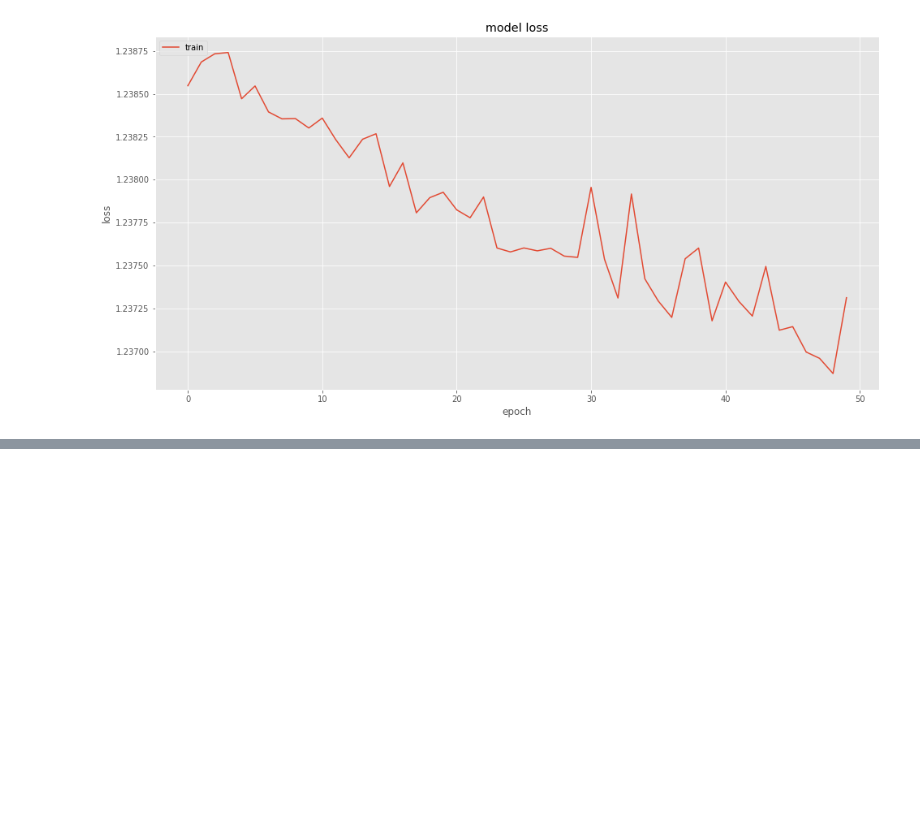
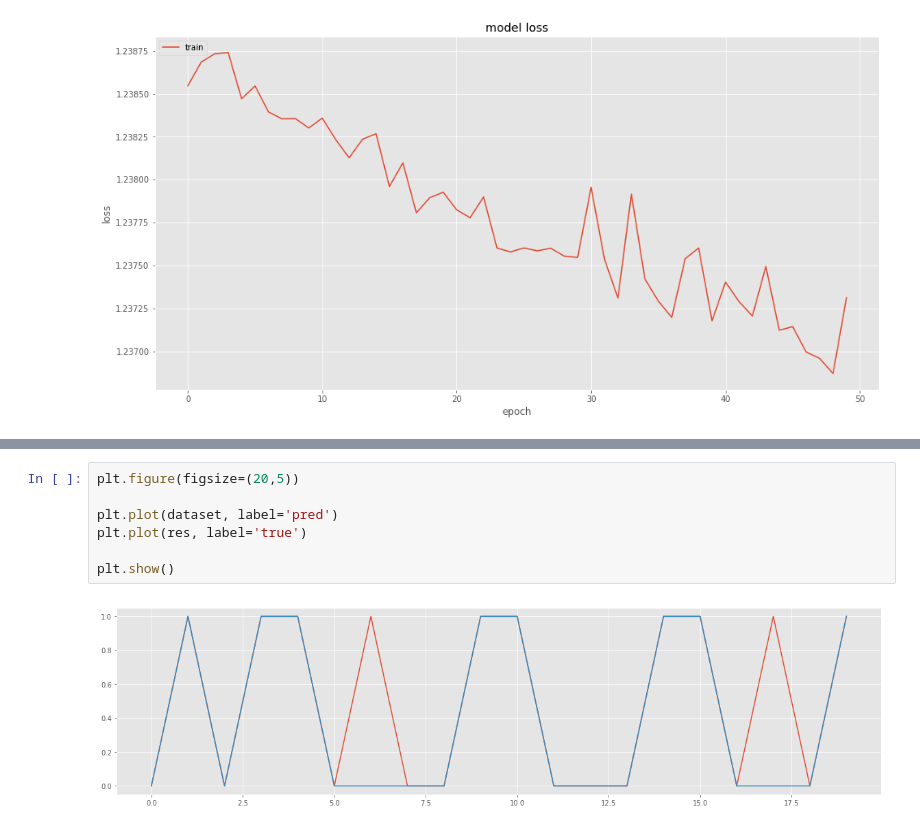
Before and after one commit to AdityaThaokar/Predective-Policing-, a Jupyter notebook: crime_ann.ipynb, the cells around one changed output, grey strips where cells are left out. Cells and saved outputs as stored; diff of their text form; blank space fills up the shorter version.

```diff
--- a/crime_ann.ipynb
+++ b/crime_ann.ipynb
@@ -475,0 +474,9 @@ Text(0.5, 1.0, 'Actual')
+# %%
+plt.figure(figsize=(20,5))
+
+plt.plot(dataset, label='pred')
+plt.plot(res, label='true')
+
+plt.show()
+# %% [output]
+[figure, added]
```
Also changed, not shown: parts of 3 cells of this notebook.
